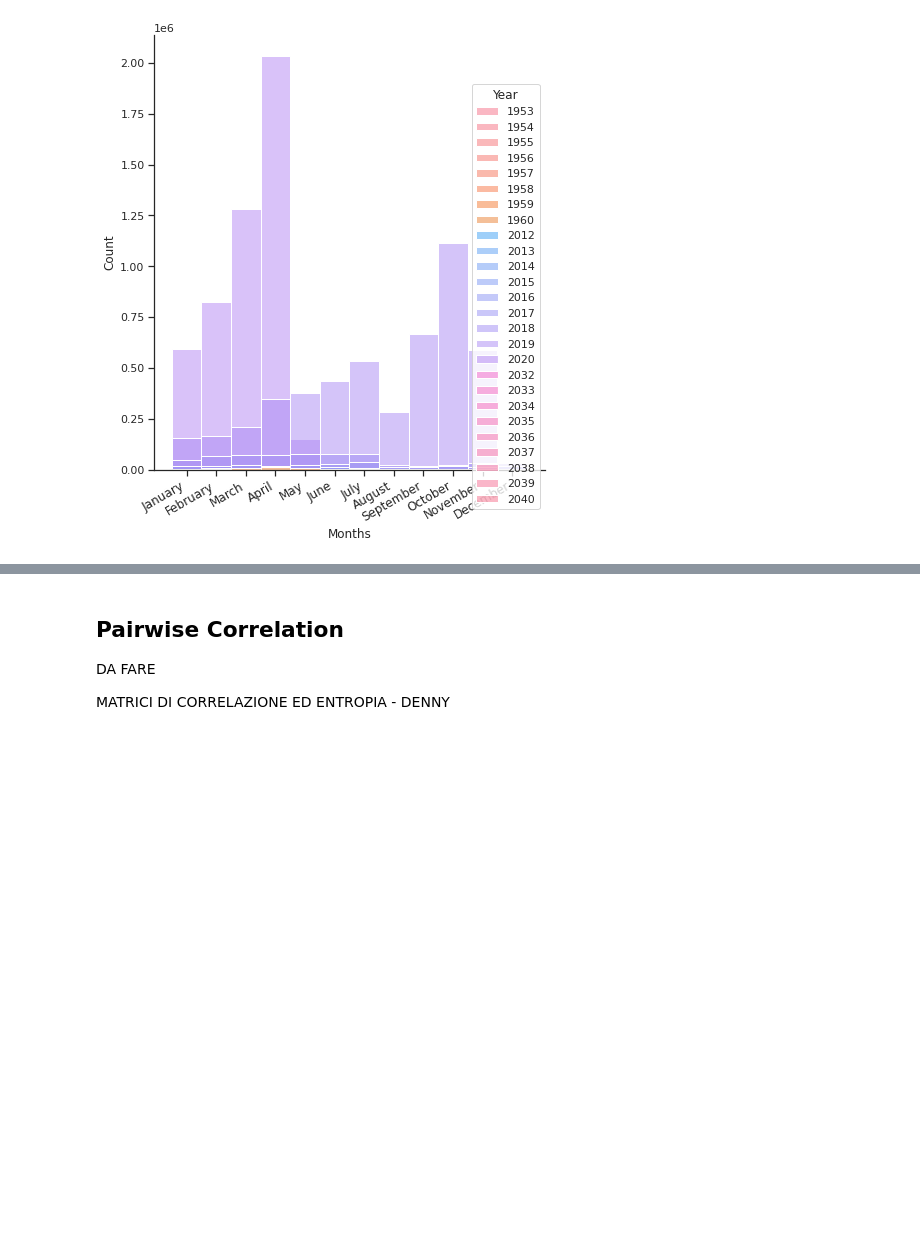
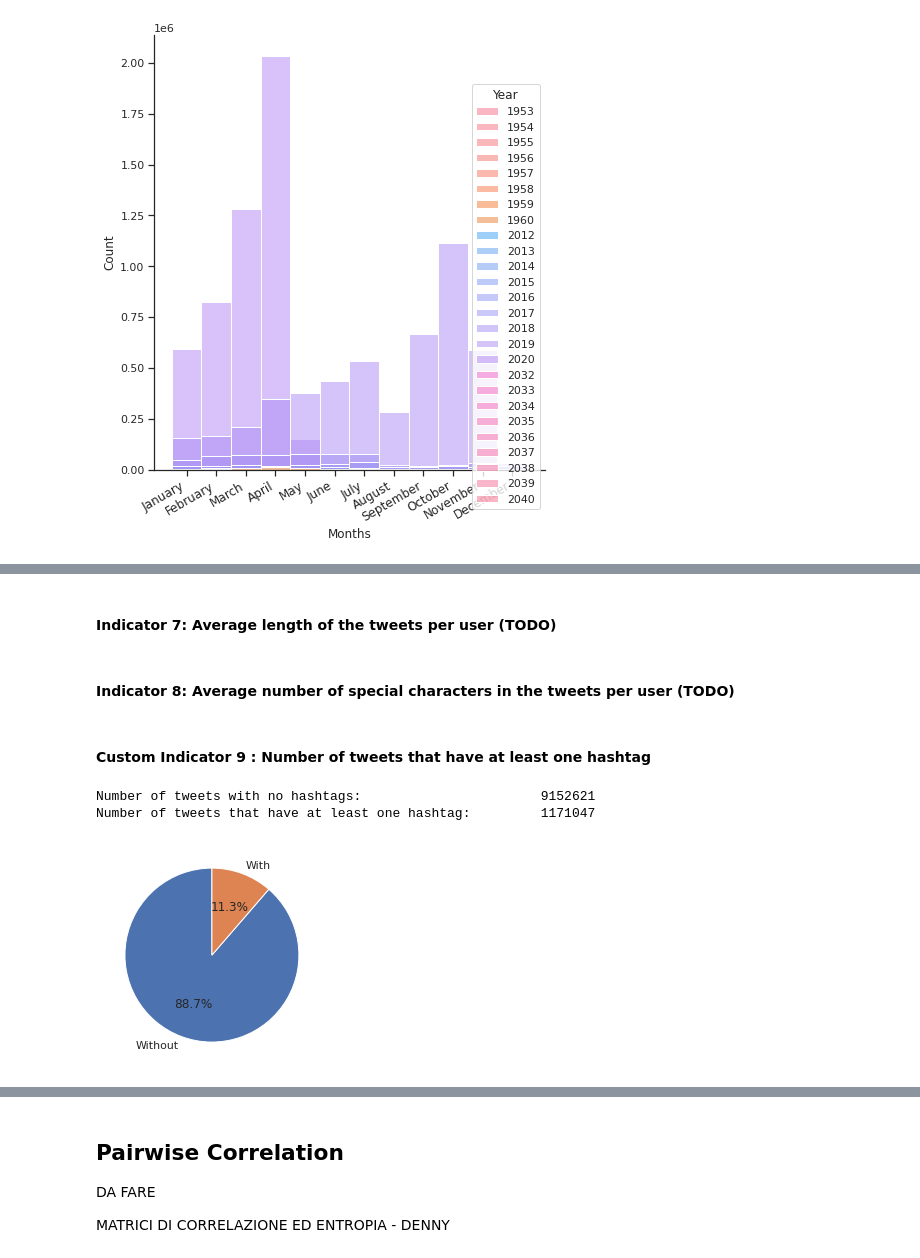
Before and after one commit to Sopralapanca/DM-twitter-dataset-analysis, a Jupyter notebook: DataMining_project.ipynb, the cells around one changed output, grey strips where cells are left out. Drawn from its saved outputs; the diff is of its cells as text; code cells hidden in the pictures; blank space fills up the shorter version.

```diff
--- a/DataMining_project.ipynb
+++ b/DataMining_project.ipynb
@@ -671,0 +804,2 @@ plt.show()
+# %% [markdown]
+#### Indicator 7: Average length of the tweets per user (TODO)
@@ -671,0 +808,2 @@ plt.show()
+# %% [markdown]
+#### Indicator 8: Average number of special characters in the tweets per user (TODO)
@@ -671,0 +812,19 @@ plt.show()
+# %% [markdown]
+#### Custom Indicator 9 : Number of tweets that have at least one hashtag
+# %%
+len_tweet_without_hashtags = len(merged_df[merged_df['num_hashtags'] == 0])
+len_tweet_with_at_least_one_hashtag = len(merged_df[merged_df['num_hashtags'] > 0])
+
+print("Number of tweets with no hashtags: \t\t\t", len_tweet_without_hashtags)
+print("Number of tweets that have at least one hashtag: \t",len_tweet_with_at_least_one_hashtag)
+
+labels = 'Without', 'With'
+sizes = [len_tweet_without_hashtags, len_tweet_with_at_least_one_hashtag]
+fig1, ax1 = plt.subplots()
+ax1.pie(sizes, labels=labels, autopct='%1.1f%%', startangle=90)
+
+plt.show()
+# %% [output]
+Number of tweets with no hashtags:                       9152621
+Number of tweets that have at least one hashtag:         1171047
+[figure, added]
```
Also changed, not shown: parts of 95 cells of this notebook.
